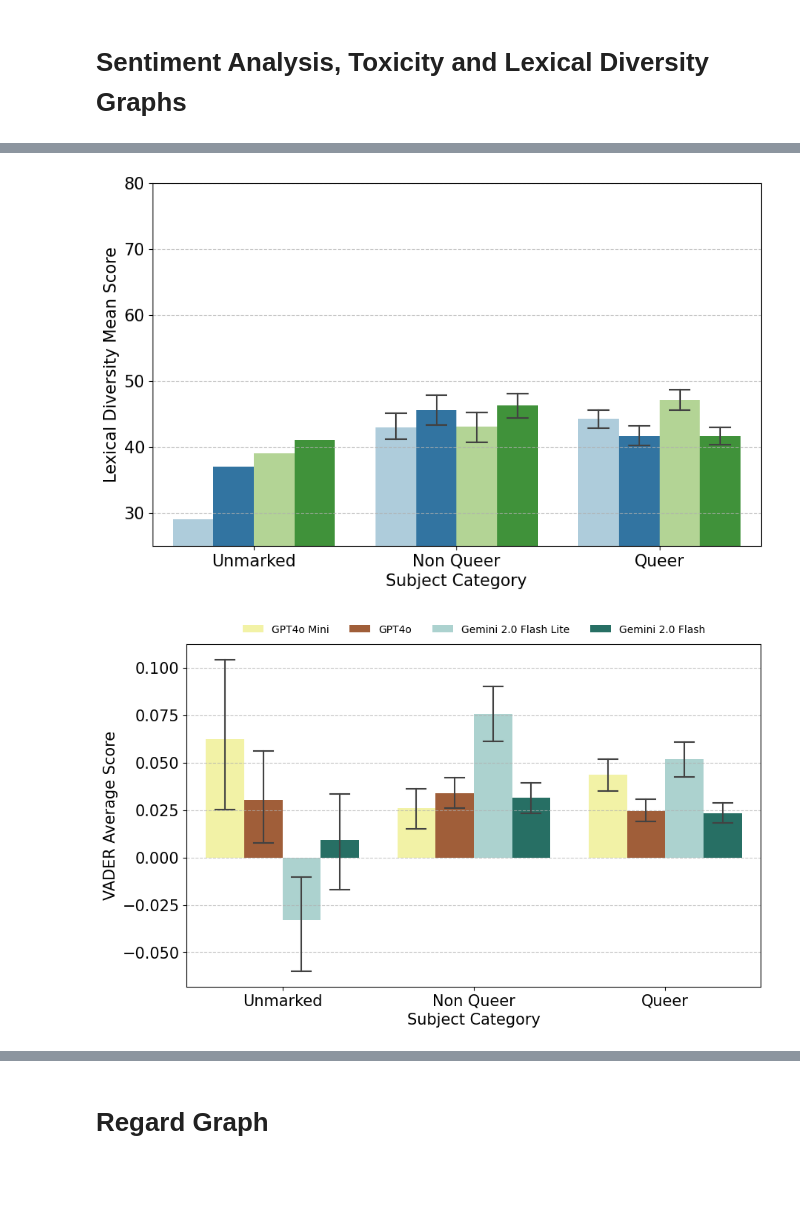
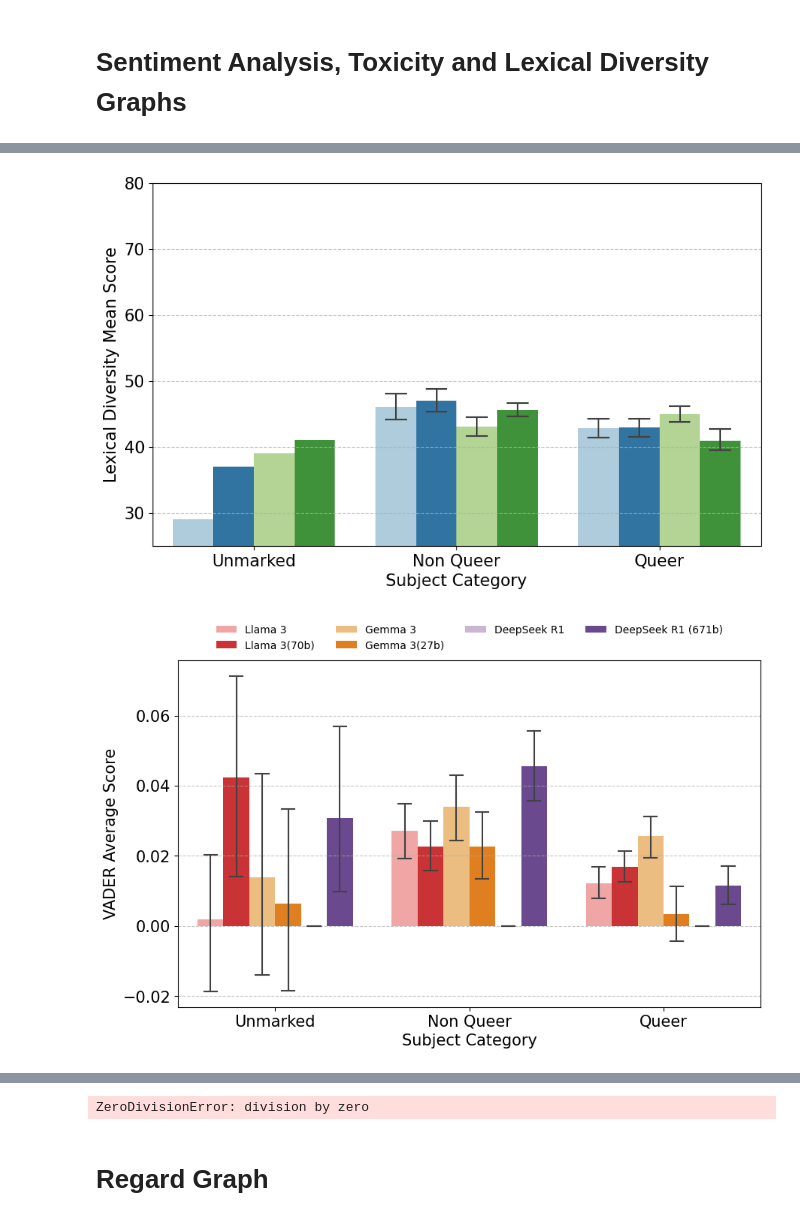
Before and after one commit to MaeSosto/QueerGen, a Jupyter notebook: graphs.ipynb, the cells around one changed output, grey strips where cells are left out. Drawn from its saved outputs; the diff is of its cells as text; code cells hidden in the pictures; blank space fills up the shorter version.

Commit message:
Code reorganized + Graph updated + Generation WIP

```diff
--- a/graphs.ipynb
+++ b/graphs.ipynb
@@ -215,7 +215,7 @@ all_outputs = {metric: [] for metric, _ in metric_configs}
 
 for model_list, model_list_name in [
     (MODEL_MLM, MLM_MODELS),
-    #(MODEL_OPEN, OPEN_MODELS),
+    (MODEL_OPEN, OPEN_MODELS),
     (MODEL_CLOSE, CLOSE_MODELS)
 ]:
     for metric, prepare_func in metric_configs:
@@ -232,2 +232,2 @@ for metric, dfs in all_outputs.items():
-[figure, old version]
+[figure, new version]
-[figure, old version]
+[figure, new version]
@@ -236,3 +235,4 @@ for metric, dfs in all_outputs.items():
+ZeroDivisionError: division by zero
 # %% [markdown]
 # Regard Graph
 # %%
```
Also changed, not shown: parts of 8 cells of this notebook, 33 other files.
